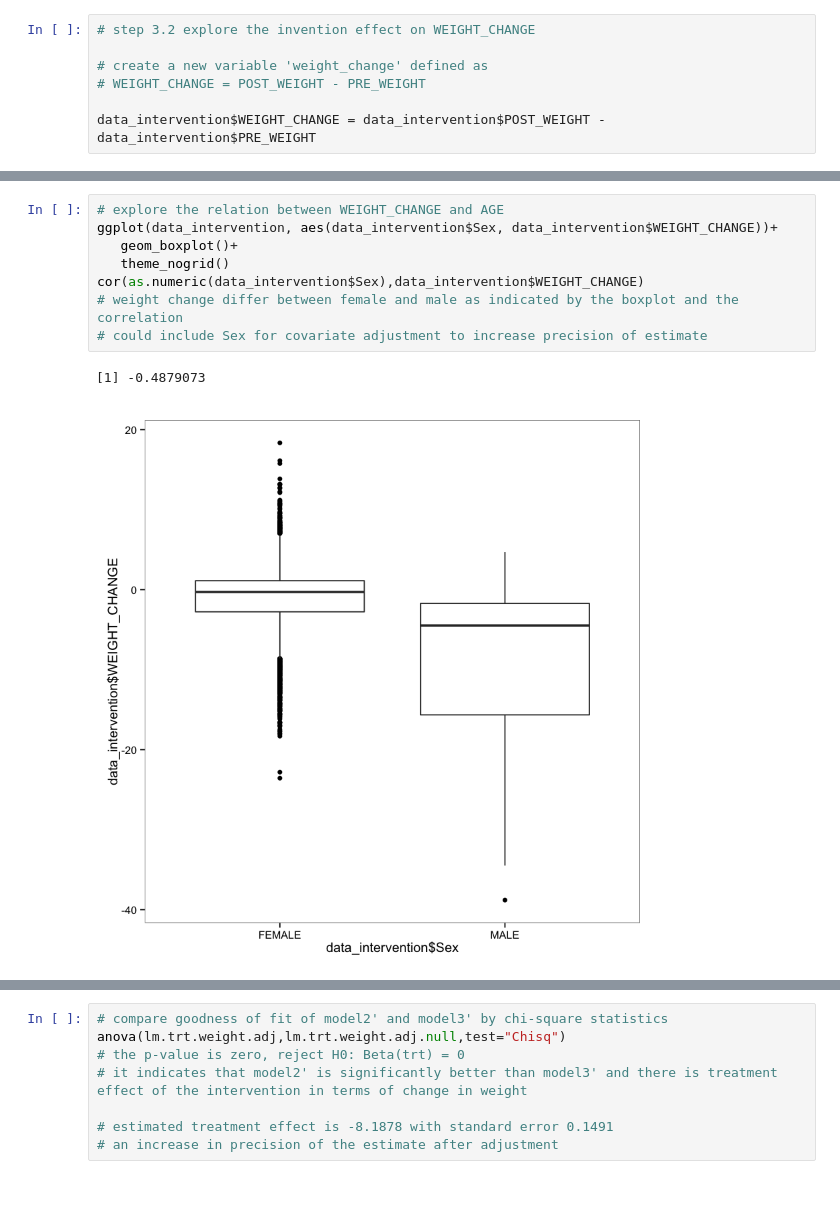
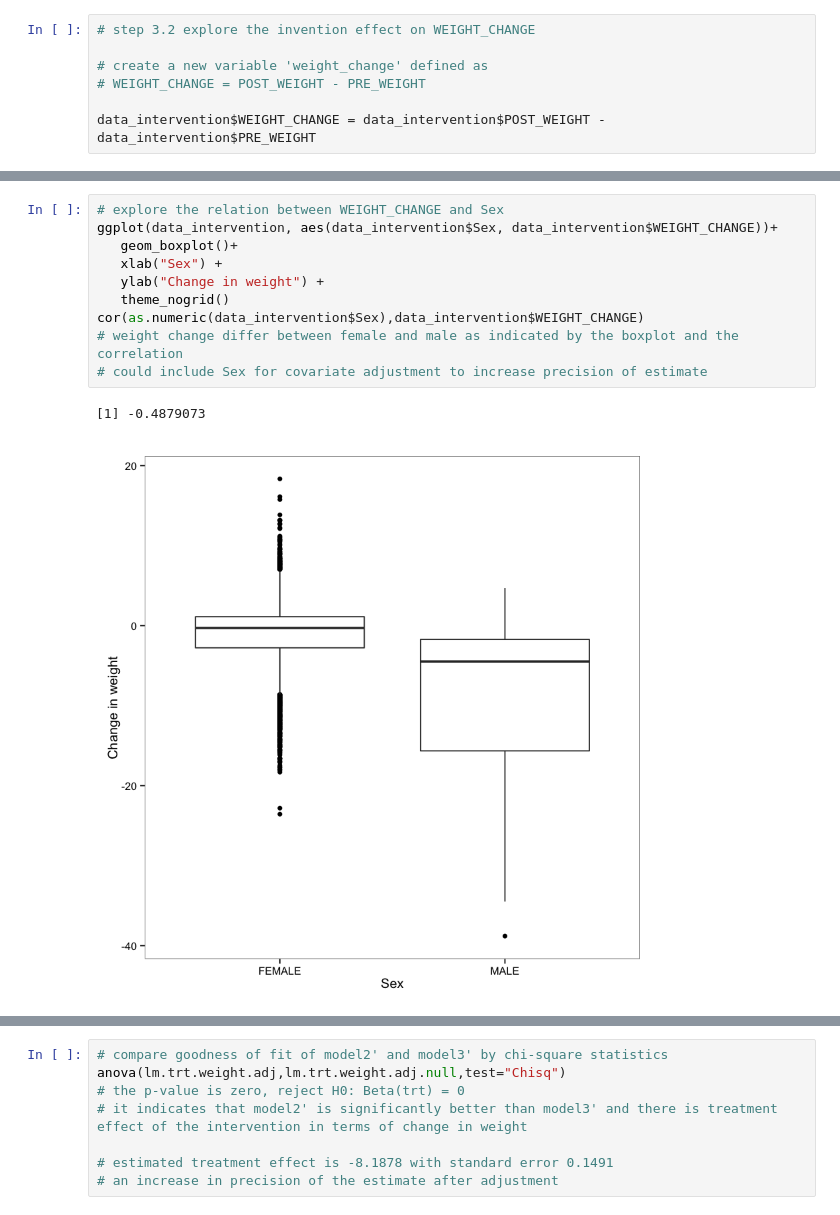
Before and after one commit to zhuoyunz/treatment_effect, a Jupyter notebook: sample_statistics.ipynb, the cells around one changed output, grey strips where cells are left out. Drawn from its saved outputs; the diff is of its cells as text.

```diff
--- a/sample_statistics.ipynb
+++ b/sample_statistics.ipynb
@@ -745,14 +787,16 @@ cor(data_intervention$Age,data_intervention$WEIGHT_CHANGE)
 # %%
-# explore the relation between WEIGHT_CHANGE and AGE
+# explore the relation between WEIGHT_CHANGE and Sex
 ggplot(data_intervention, aes(data_intervention$Sex, data_intervention$WEIGHT_CHANGE))+
    geom_boxplot()+
+   xlab("Sex") +
+   ylab("Change in weight") +
    theme_nogrid()
 cor(as.numeric(data_intervention$Sex),data_intervention$WEIGHT_CHANGE)
 # weight change differ between female and male as indicated by the boxplot and the correlation
 # could include Sex for covariate adjustment to increase precision of estimate
 # %% [output]
 [1] -0.4879073
-[figure, old version]
+[figure, new version]
 # %%
 # explore the relation between WEIGHT_CHANGE and Race
 ggplot(data_intervention, aes(data_intervention$Race, data_intervention$WEIGHT_CHANGE))+
```
Also changed, not shown: parts of 22 cells of this notebook.
